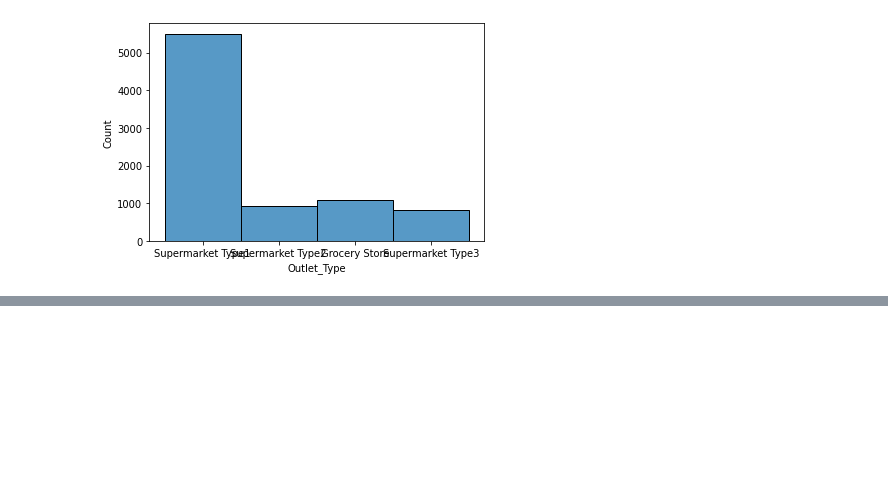
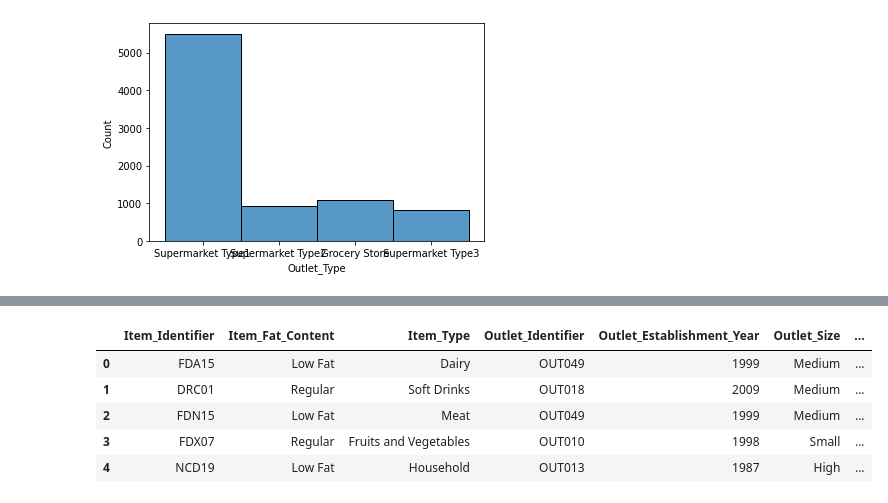
Before and after one commit to Technocolabs100/Product-Sales-Outlet-at-BigMart-Datawarehouse, a Jupyter notebook: MiniProject.ipynb, the cells around one changed output, grey strips where cells are left out. Cells and saved outputs as stored; diff of their text form; code cells hidden in the pictures; blank space fills up the shorter version.

```diff
--- a/MiniProject.ipynb
+++ b/MiniProject.ipynb
@@ -580,0 +625,3 @@ sns.histplot(x=Train_set.Outlet_Type)
+# %%
+#add the newly scaled numeric columns
+Train_set[['Item_Weight_Scaled',	'Item_Visibility_Scaled',	'Item_MRP_Scaled']] = pd.DataFrame({'Item_Weight_Scaled':Item_Weight_Scaled,'Item_Visibility_Scaled':Item_Visibility_Scaled,'Item_MRP_Scaled':Item_MRP_Scaled})
@@ -580,0 +648,13 @@ sns.histplot(x=Train_set.Outlet_Type)
+# %%
+Train_set.dropna(inplace=True)
+# %%
+#drop the old numeric columns
+Train_set.drop(['Item_Weight',	'Item_Visibility',	'Item_MRP'],axis='columns',inplace = True)
+Train_set.head()
+# %% [output]
+|  | Item_Identifier | Item_Fat_Content | Item_Type | Outlet_Identifier | Outlet_Establishment_Year | Outlet_Size | ... |
+| 0 | FDA15 | Low Fat | Dairy | OUT049 | 1999 | Medium | ... |
+| 1 | DRC01 | Regular | Soft Drinks | OUT018 | 2009 | Medium | ... |
+| 2 | FDN15 | Low Fat | Meat | OUT049 | 1999 | Medium | ... |
+| 3 | FDX07 | Regular | Fruits and Vegetables | OUT010 | 1998 | Small | ... |
+| 4 | NCD19 | Low Fat | Household | OUT013 | 1987 | High | ... |
```
Also changed, not shown: parts of 37 cells of this notebook.
